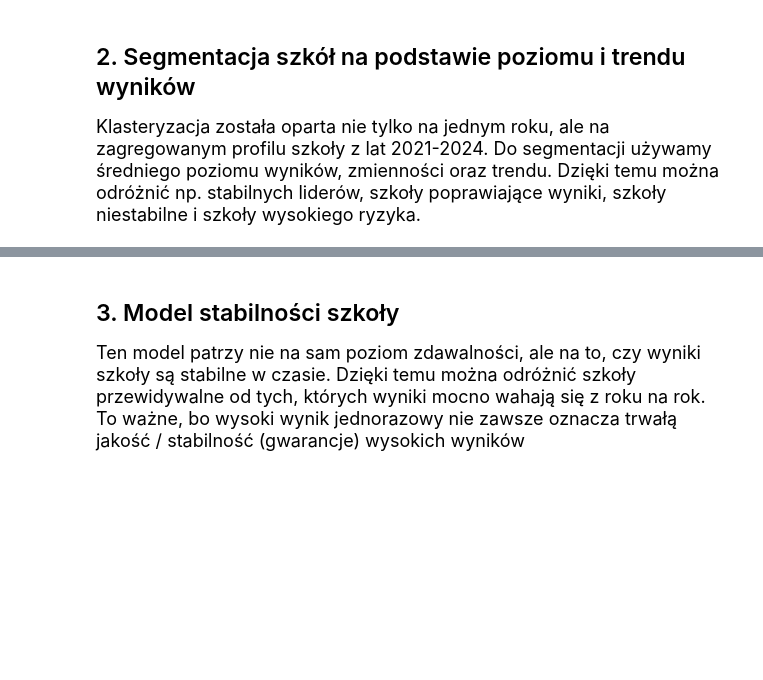
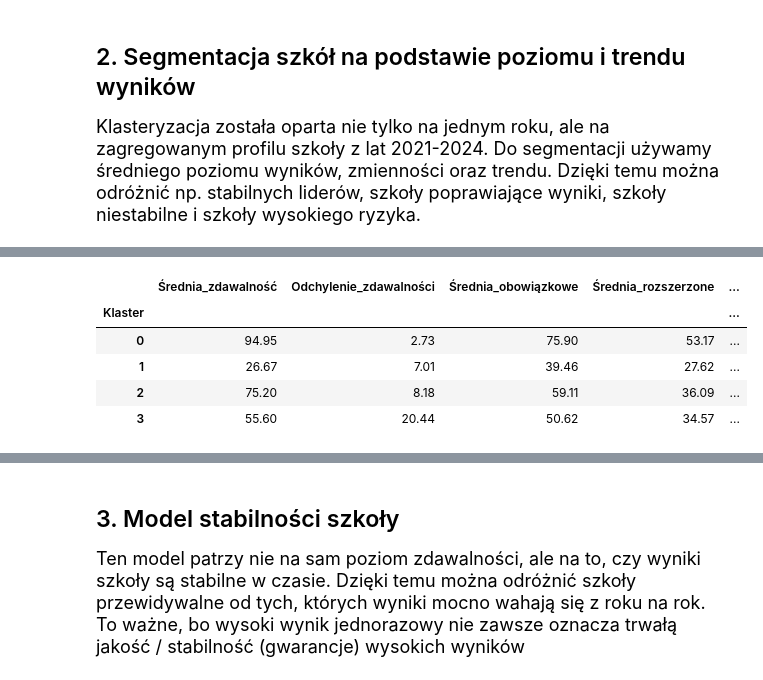
Before and after one commit to Gipsonek123/Projekt2-wyniki_matur, a Jupyter notebook: Projekt2 - wyniki matur.ipynb, the cells around one changed output, grey strips where cells are left out. Drawn from its saved outputs; the diff is of its cells as text; code cells hidden in the pictures; blank space fills up the shorter version.

```diff
--- a/Projekt2 - wyniki matur.ipynb
+++ b/Projekt2 - wyniki matur.ipynb
@@ -890,0 +906,10 @@ plt.show()
+# %%
+cluster_profile = trajectory_df.groupby("Klaster")[cluster_features].mean().round(2)
+cluster_profile
+# %% [output]
+|  | Średnia_zdawalność | Odchylenie_zdawalności | Średnia_obowiązkowe | Średnia_rozszerzone | ... |
+| Klaster |  |  |  |  | ... |
+| 0 | 94.95 | 2.73 | 75.90 | 53.17 | ... |
+| 1 | 26.67 | 7.01 | 39.46 | 27.62 | ... |
+| 2 | 75.20 | 8.18 | 59.11 | 36.09 | ... |
+| 3 | 55.60 | 20.44 | 50.62 | 34.57 | ... |
```
Also changed, not shown: parts of 2 cells of this notebook.
